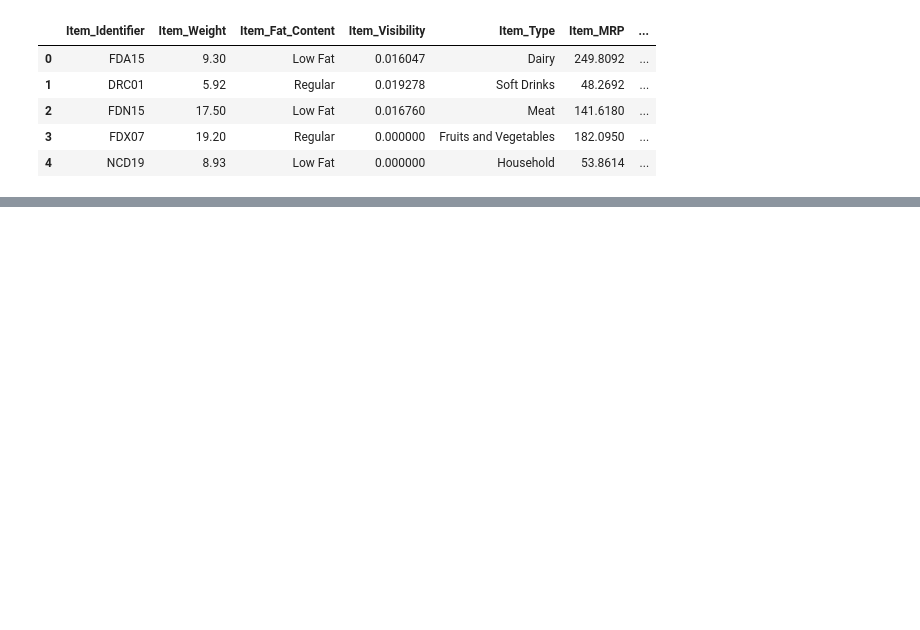
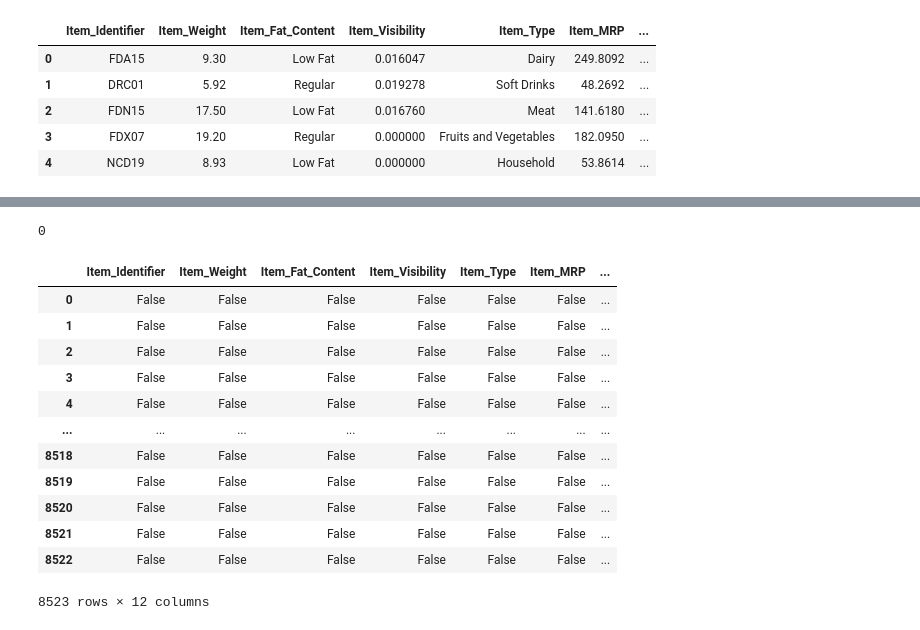
Before and after one commit to Jkhou1000/Market-Project, a Jupyter notebook: Project_1.ipynb, the cells around one changed output, grey strips where cells are left out. Saved outputs shown, nothing was run; the diff lists cells and outputs as text; code cells hidden in the pictures; blank space fills up the shorter version.

```diff
--- a/Project_1.ipynb
+++ b/Project_1.ipynb
@@ -3,7 +3,7 @@
 # %%
 import pandas as pd
 # %%
-filename = "/content/sales_predictions.csv"
+filename = "/content/drive/MyDrive/Coding Dojo/Stack 1/W2: Pandas/sales_predictions (1).csv"
 df_food = pd.read_csv(filename)
 df_food.head()
 # %% [output]
@@ -15,0 +59,22 @@ df_food.head()
+# %%
+df_food.duplicated().sum()
+#No duplicates?
+# %% [output]
+0
+# %%
+df_food.isna()
+#Again, time to sum it up
+# %% [output]
+|  | Item_Identifier | Item_Weight | Item_Fat_Content | Item_Visibility | Item_Type | Item_MRP | ... |
+| 0 | False | False | False | False | False | False | ... |
+| 1 | False | False | False | False | False | False | ... |
+| 2 | False | False | False | False | False | False | ... |
+| 3 | False | False | False | False | False | False | ... |
+| 4 | False | False | False | False | False | False | ... |
+| ... | ... | ... | ... | ... | ... | ... | ... |
+| 8518 | False | False | False | False | False | False | ... |
+| 8519 | False | False | False | False | False | False | ... |
+| 8520 | False | False | False | False | False | False | ... |
+| 8521 | False | False | False | False | False | False | ... |
+| 8522 | False | False | False | False | False | False | ... |
+8523 rows × 12 columns
```
Also changed, not shown: parts of 10 cells of this notebook.
